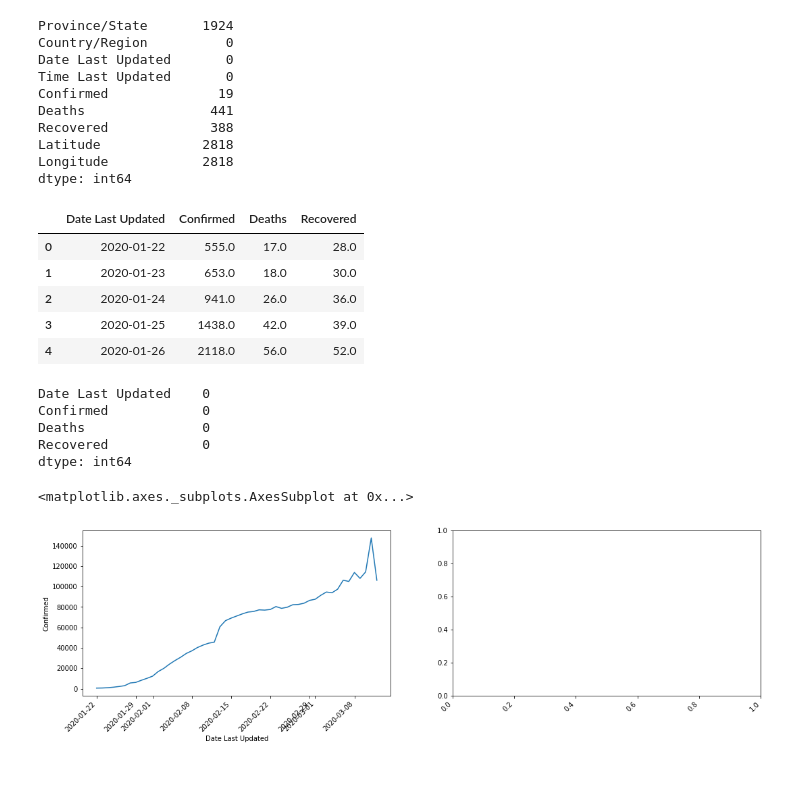
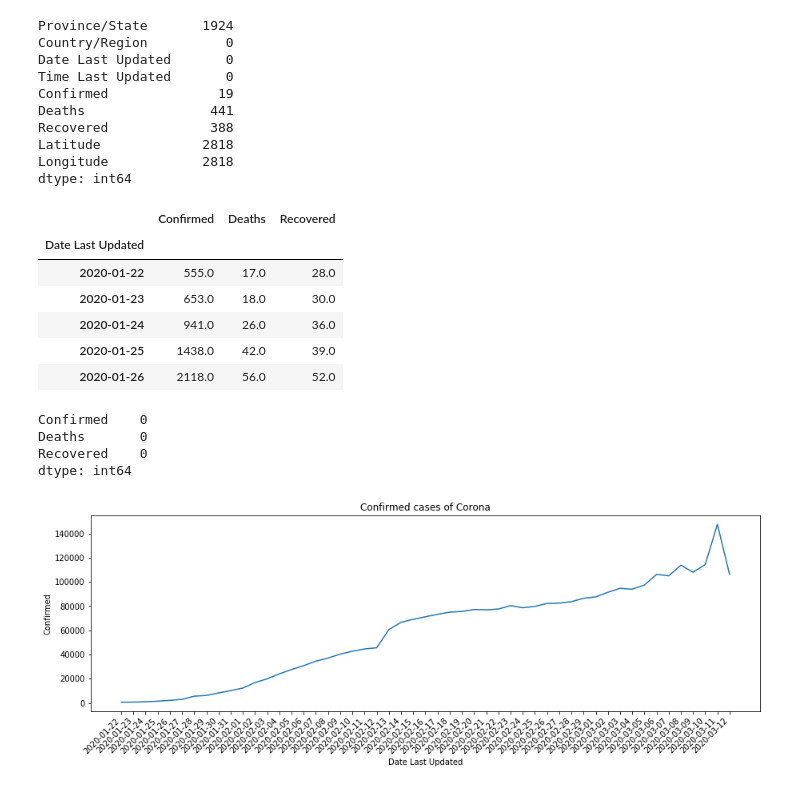
Before and after one commit to eytanohana/COVID-19, a Jupyter notebook: Data Exploration.ipynb, the cells around one changed output. Cells and saved outputs as stored; diff of their text form; code cells hidden in the pictures.

Commit message:
Added plots

```diff
--- a/Data Exploration.ipynb
+++ b/Data Exploration.ipynb
@@ -77,28 +87,29 @@ dtype: int64
 # %%
 world_wide = df.groupby('Date Last Updated').sum().copy()
 world_wide.drop(columns=['Latitude', 'Longitude'], inplace=True)
-world_wide.reset_index(inplace=True)
+# world_wide.reset_index(inplace=True)
 world_wide.head()
 # %% [output]
-|  | Date Last Updated | Confirmed | Deaths | Recovered |
-| 0 | 2020-01-22 | 555.0 | 17.0 | 28.0 |
-| 1 | 2020-01-23 | 653.0 | 18.0 | 30.0 |
-| 2 | 2020-01-24 | 941.0 | 26.0 | 36.0 |
-| 3 | 2020-01-25 | 1438.0 | 42.0 | 39.0 |
-| 4 | 2020-01-26 | 2118.0 | 56.0 | 52.0 |
+|  | Confirmed | Deaths | Recovered |
+| Date Last Updated |  |  |  |
+| 2020-01-22 | 555.0 | 17.0 | 28.0 |
+| 2020-01-23 | 653.0 | 18.0 | 30.0 |
+| 2020-01-24 | 941.0 | 26.0 | 36.0 |
+| 2020-01-25 | 1438.0 | 42.0 | 39.0 |
+| 2020-01-26 | 2118.0 | 56.0 | 52.0 |
 # %%
 world_wide.isnull().sum()
 # %% [output]
-Date Last Updated    0
-Confirmed            0
-Deaths               0
-Recovered            0
+Confirmed    0
+Deaths       0
+Recovered    0
 dtype: int64
 # %%
-fig, axes = plt.subplots(1, 2, figsize=(18,5))
+fig, axes = plt.subplots(figsize=(15,5))
 fig.autofmt_xdate(rotation=45)
 
-sns.lineplot(x='Date Last Updated', y='Confirmed', data=world_wide, ax=axes[0])
+sns.lineplot(x=world_wide.index, y='Confirmed', data=world_wide, ax=axes)
+axes.xaxis.set_ticks(world_wide.index);
+plt.title('Confirmed cases of Corona');
 # %% [output]
-<matplotlib.axes._subplots.AxesSubplot at 0x...>
-[figure, old version]
+[figure, new version]
```
Also changed, not shown: parts of 5 cells of this notebook.
